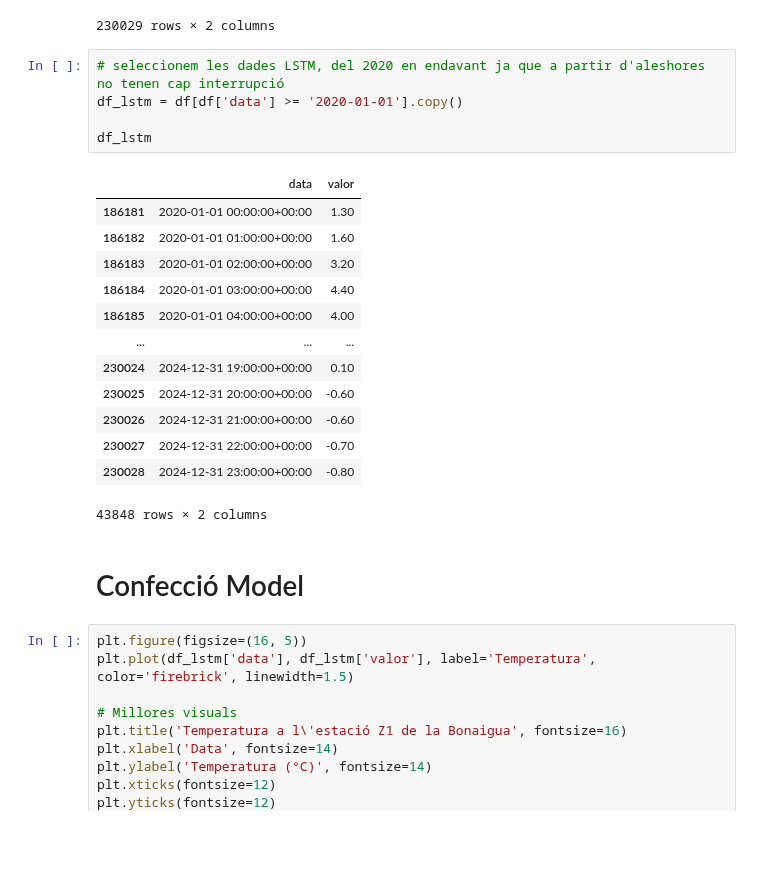
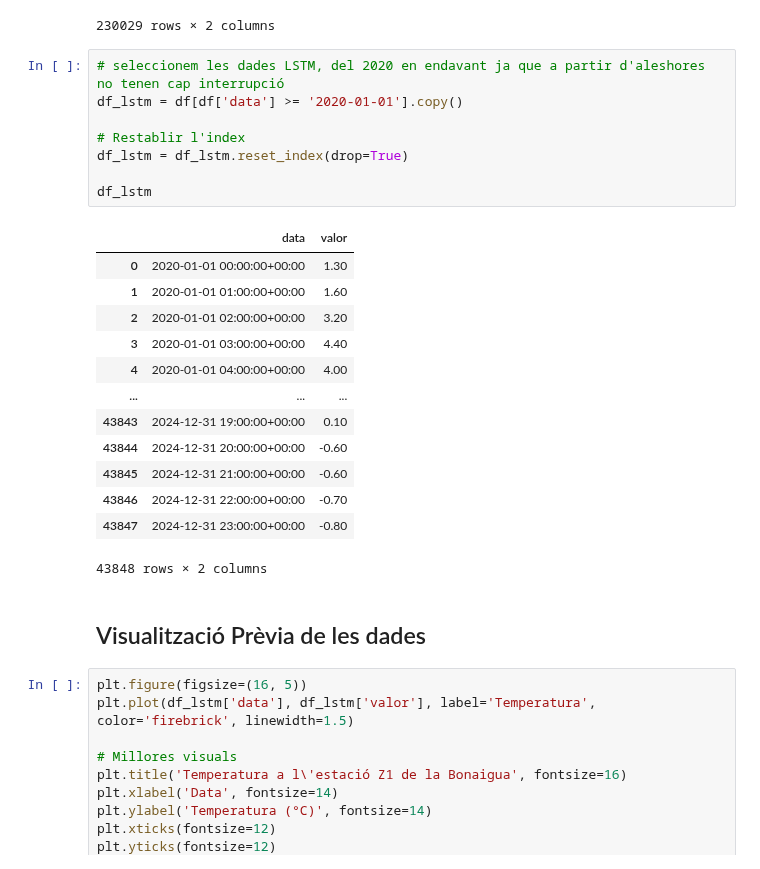
Before and after one commit to Paurro/TFM_SCM_Temperature_Forecasting_ML, a Jupyter notebook: models_prediccio/lstm_model.ipynb, the cells around one changed output. Drawn from its saved outputs; the diff is of its cells as text; blank space fills up the shorter version.

```diff
--- a/models_prediccio/lstm_model.ipynb
+++ b/models_prediccio/lstm_model.ipynb
@@ -135,24 +128,27 @@ df
 # %%
 # seleccionem les dades LSTM, del 2020 en endavant ja que a partir d'aleshores no tenen cap interrupció
 df_lstm = df[df['data'] >= '2020-01-01'].copy()
 
+# Restablir l'index
+df_lstm = df_lstm.reset_index(drop=True)
+
 df_lstm
 # %% [output]
 |  | data | valor |
-| 186181 | 2020-01-01 00:00:00+00:00 | 1.30 |
-| 186182 | 2020-01-01 01:00:00+00:00 | 1.60 |
-| 186183 | 2020-01-01 02:00:00+00:00 | 3.20 |
-| 186184 | 2020-01-01 03:00:00+00:00 | 4.40 |
-| 186185 | 2020-01-01 04:00:00+00:00 | 4.00 |
+| 0 | 2020-01-01 00:00:00+00:00 | 1.30 |
+| 1 | 2020-01-01 01:00:00+00:00 | 1.60 |
+| 2 | 2020-01-01 02:00:00+00:00 | 3.20 |
+| 3 | 2020-01-01 03:00:00+00:00 | 4.40 |
+| 4 | 2020-01-01 04:00:00+00:00 | 4.00 |
 | ... | ... | ... |
-| 230024 | 2024-12-31 19:00:00+00:00 | 0.10 |
-| 230025 | 2024-12-31 20:00:00+00:00 | -0.60 |
-| 230026 | 2024-12-31 21:00:00+00:00 | -0.60 |
-| 230027 | 2024-12-31 22:00:00+00:00 | -0.70 |
-| 230028 | 2024-12-31 23:00:00+00:00 | -0.80 |
+| 43843 | 2024-12-31 19:00:00+00:00 | 0.10 |
+| 43844 | 2024-12-31 20:00:00+00:00 | -0.60 |
+| 43845 | 2024-12-31 21:00:00+00:00 | -0.60 |
+| 43846 | 2024-12-31 22:00:00+00:00 | -0.70 |
+| 43847 | 2024-12-31 23:00:00+00:00 | -0.80 |
 43848 rows × 2 columns
 # %% [markdown]
-# Confecció Model
+## Visualització Prèvia de les dades
 # %%
 plt.figure(figsize=(16, 5))
 plt.plot(df_lstm['data'], df_lstm['valor'], label='Temperatura', color='firebrick', linewidth=1.5)
```
Also changed, not shown: parts of 66 cells of this notebook, 3 other files.
